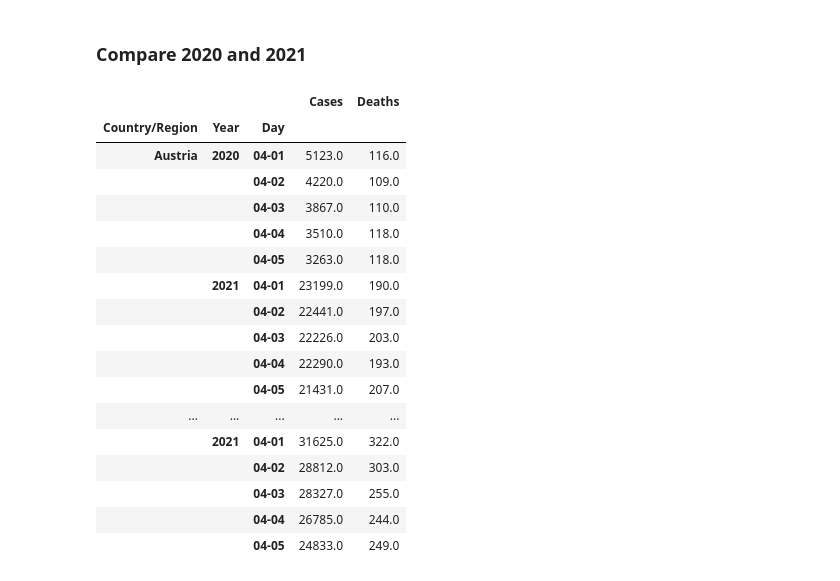
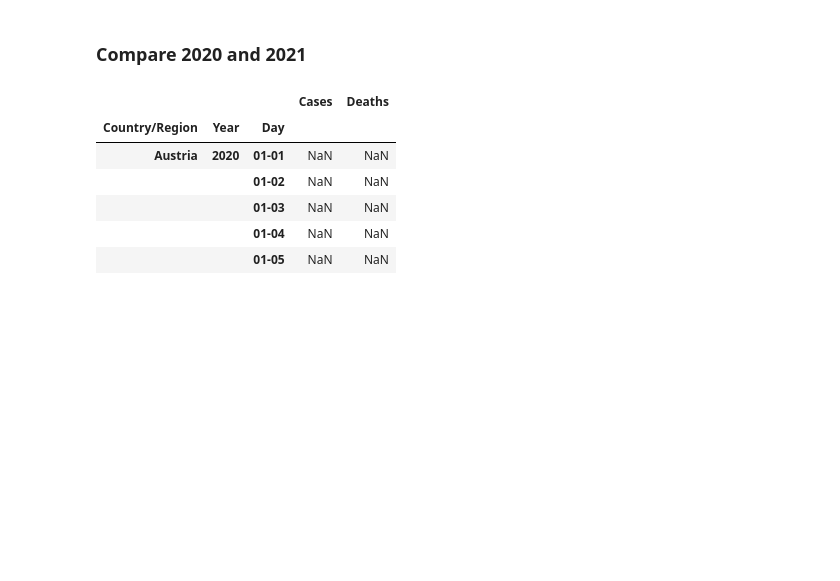
Before and after one commit to jaroslawr/jupyter-notebooks, a Jupyter notebook: dataset_covid/dataset_covid.ipynb, the cells around one changed output. Drawn from its saved outputs; the diff is of its cells as text; code cells hidden in the pictures; blank space fills up the shorter version.

```diff
--- a/dataset_covid/dataset_covid.ipynb
+++ b/dataset_covid/dataset_covid.ipynb
@@ -152,7 +152,8 @@ plot(cases_week_by_week.unstack(level="Country/Region"))
 # %% [markdown]
 ### Plot moving average of cases
 # %%
-def moving_average(df, window_days, date_from, date_to):
+def moving_average(df, date_from, date_to):
+    window_days = 7
     return (
         df.loc[(slice(None), slice(date_from - timedelta(days=window_days-1), date_to)), :]
         .groupby(level="Country/Region")
@@ -188,36 +189,33 @@ plot(cases_moving_average.loc[:, "Cases"].unstack(level="Country/Region"))
 # %% [markdown]
 ### Compare 2020 and 2021
 # %%
-def moving_average_year_to_year(df, window_days, years):
-    return pd.concat(
-        moving_average(df.loc[countries], window_days, pd.to_datetime(f"{year}-04-01"), pd.to_datetime(f"{year}-11-15"))
+def moving_average_year_to_year(df, date_from, date_to):
+    levels = [countries, pd.date_range(date_from, date_to)]
+    index = pd.MultiIndex.from_product(levels, names=df.index.names)
+
+    return (
+        moving_average(df.loc[countries], date_from, date_to)
+        .reindex(index)
         .reset_index()
-        .assign(**{"Year": year, "Day": lambda df: df["Date"].dt.strftime("%m-%d")})
+        .assign(**{
+            "Year": lambda df: df["Date"].dt.year,
+            "Day": lambda df: df["Date"].dt.strftime("%m-%d")
+        })
         .drop(columns=["Date"])
-        for year in years
-    ).set_index(["Country/Region", "Year", "Day"]).sort_index()
+        .set_index(["Country/Region", "Year", "Day"])
+        .sort_index()
+    )
 # %%
-cases_year_to_year = moving_average_year_to_year(df.loc[countries], window_days=7, years=[2020, 2021])
-cases_year_to_year.groupby(["Country/Region", "Year"]).head(5)
+cases_year_to_year = moving_average_year_to_year(df.loc[countries], pd.to_datetime("2020-01-01"), pd.to_datetime("2021-12-31"))
+cases_year_to_year.head(5)
 # %% [output]
 |  |  |  | Cases | Deaths |
 | Country/Region | Year | Day |  |  |
-| Austria | 2020 | 04-01 | 5123.0 | 116.0 |
-|  |  | 04-02 | 4220.0 | 109.0 |
-|  |  | 04-03 | 3867.0 | 110.0 |
-|  |  | 04-04 | 3510.0 | 118.0 |
-|  |  | 04-05 | 3263.0 | 118.0 |
-|  | 2021 | 04-01 | 23199.0 | 190.0 |
-|  |  | 04-02 | 22441.0 | 197.0 |
-|  |  | 04-03 | 22226.0 | 203.0 |
-|  |  | 04-04 | 22290.0 | 193.0 |
-|  |  | 04-05 | 21431.0 | 207.0 |
-| ... | ... | ... | ... | ... |
-|  | 2021 | 04-01 | 31625.0 | 322.0 |
-|  |  | 04-02 | 28812.0 | 303.0 |
-|  |  | 04-03 | 28327.0 | 255.0 |
-|  |  | 04-04 | 26785.0 | 244.0 |
-|  |  | 04-05 | 24833.0 | 249.0 |
+| Austria | 2020 | 01-01 | NaN | NaN |
+|  |  | 01-02 | NaN | NaN |
+|  |  | 01-03 | NaN | NaN |
+|  |  | 01-04 | NaN | NaN |
+|  |  | 01-05 | NaN | NaN |
 # %%
 def plot_cases_year_to_year(df):
     countries, years, days = df.index.levels
```
Also changed, not shown: parts of 2 cells of this notebook, 1 other file.
